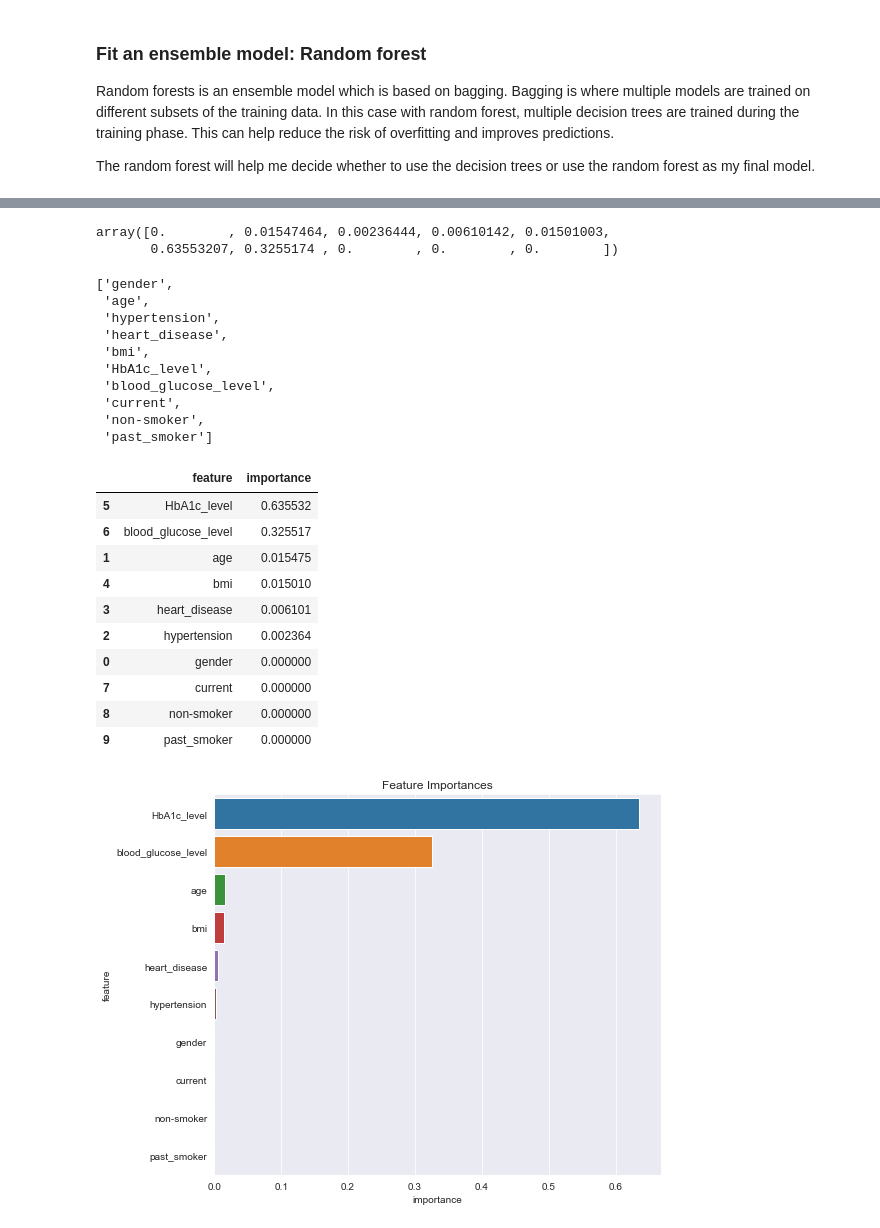
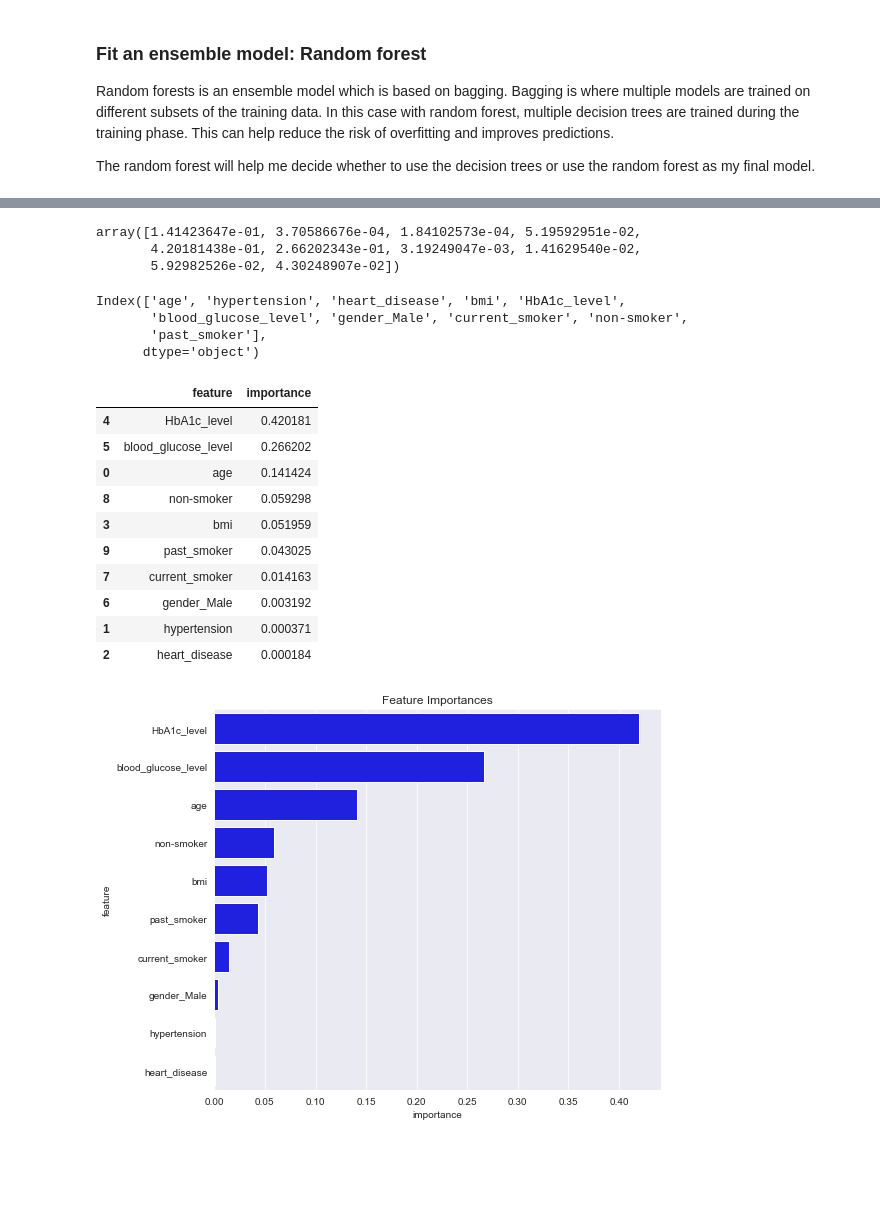
Before and after one commit to MosesMusyoki/Diabetes_Analysis_phase3, a Jupyter notebook: index.ipynb, the cells around one changed output, grey strips where cells are left out. Saved outputs shown, nothing was run; the diff lists cells and outputs as text; code cells hidden in the pictures; blank space fills up the shorter version.

```diff
--- a/index.ipynb
+++ b/index.ipynb
@@ -596,3 +573,6 @@ X_test
 ### Fit a base model
 
 A base model is fit which will help us identify if other models are performing better
+# %%
+smote = SMOTE(random_state=42)
+X_train, y_train = smote.fit_resample(X_train, y_train)
@@ -812,6 +820,6 @@ We get a 97% accuracy which is an improvement from our base model.
 # %%
 # fit the decision tree manually to plot the tree
-dt = DecisionTreeClassifier(criterion = 'gini', max_depth = 8, min_samples_leaf = 1,
+dt = DecisionTreeClassifier(criterion = 'gini', max_depth = 9, min_samples_leaf = 3,
                               min_samples_split = 2)
 
 dt.fit(X_train_scaled, y_train)
@@ -913,0 +922,5 @@ The precision for class 1 is around (0.98), which indicates that when the model
+# %%
+rf = RandomForestClassifier(criterion = 'gini', max_depth = 9, min_samples_leaf = 2)
+rf.fit(X_train_scaled, y_train)
+test_preds = rf.predict(X_test_scaled)
+plot_confusion(y_test, test_preds)
@@ -914,49 +929,43 @@ The precision for class 1 is around (0.98), which indicates that when the model
 # %%
-## check the most important features for the decision tree
+## check the most important features for the random forest
 
-dt.feature_importances_
+rf.feature_importances_
 # %% [output]
-array([0.        , 0.01547464, 0.00236444, 0.00610142, 0.01501003,
-       0.63553207, 0.3255174 , 0.        , 0.        , 0.        ])
+array([1.41423647e-01, 3.70586676e-04, 1.84102573e-04, 5.19592951e-02,
+       4.20181438e-01, 2.66202343e-01, 3.19249047e-03, 1.41629540e-02,
+       5.92982526e-02, 4.30248907e-02])
-# %%
-train_columns = ['gender',	'age',	'hypertension',	'heart_disease', 'bmi',	'HbA1c_level',	'blood_glucose_level', 'current', 'non-smoker',	'past_smoker']
-train_columns
-# %% [output]
-['gender',
- 'age',
- 'hypertension',
- 'heart_disease',
- 'bmi',
- 'HbA1c_level',
- 'blood_glucose_level',
- 'current',
- 'non-smoker',
- 'past_smoker']
+# %%
+X_train.columns
+# %% [output]
+Index(['age', 'hypertension', 'heart_disease', 'bmi', 'HbA1c_level',
+       'blood_glucose_level', 'gender_Male', 'current_smoker', 'non-smoker',
+       'past_smoker'],
+      dtype='object')
 # %%
 importance_df = pd.DataFrame({
-    'feature': train_columns,
-    'importance': dt.feature_importances_
+    'feature': X_train.columns,
+    'importance': rf.feature_importances_
 }).sort_values('importance', ascending=False)
 importance_df
 # %% [output]
 |  | feature | importance |
-| 5 | HbA1c_level | 0.635532 |
-| 6 | blood_glucose_level | 0.325517 |
-| 1 | age | 0.015475 |
-| 4 | bmi | 0.015010 |
-| 3 | heart_disease | 0.006101 |
-| 2 | hypertension | 0.002364 |
-| 0 | gender | 0.000000 |
-| 7 | current | 0.000000 |
-| 8 | non-smoker | 0.000000 |
-| 9 | past_smoker | 0.000000 |
+| 4 | HbA1c_level | 0.420181 |
+| 5 | blood_glucose_level | 0.266202 |
+| 0 | age | 0.141424 |
+| 8 | non-smoker | 0.059298 |
+| 3 | bmi | 0.051959 |
+| 9 | past_smoker | 0.043025 |
+| 7 | current_smoker | 0.014163 |
+| 6 | gender_Male | 0.003192 |
+| 1 | hypertension | 0.000371 |
+| 2 | heart_disease | 0.000184 |
 # %%
 # Plot the feature importances
 fig, ax = plt.subplots(figsize=(8, 7))
-sns.barplot(x='importance', y='feature', data=importance_df)
+sns.barplot(x='importance', y='feature', data=importance_df, color='blue')
 plt.title('Feature Importances');
 # %% [output]
-[figure, old version]
+[figure, new version]
 # %% [markdown]
 The feature importance results provide insight into which features are most influential in predicting diabetes using our decision tree model. The importance of a feature is calculated based on how much the tree nodes that use that feature reduce impurity across all trees in the forest.
 
```
Also changed, not shown: parts of 46 cells of this notebook.
